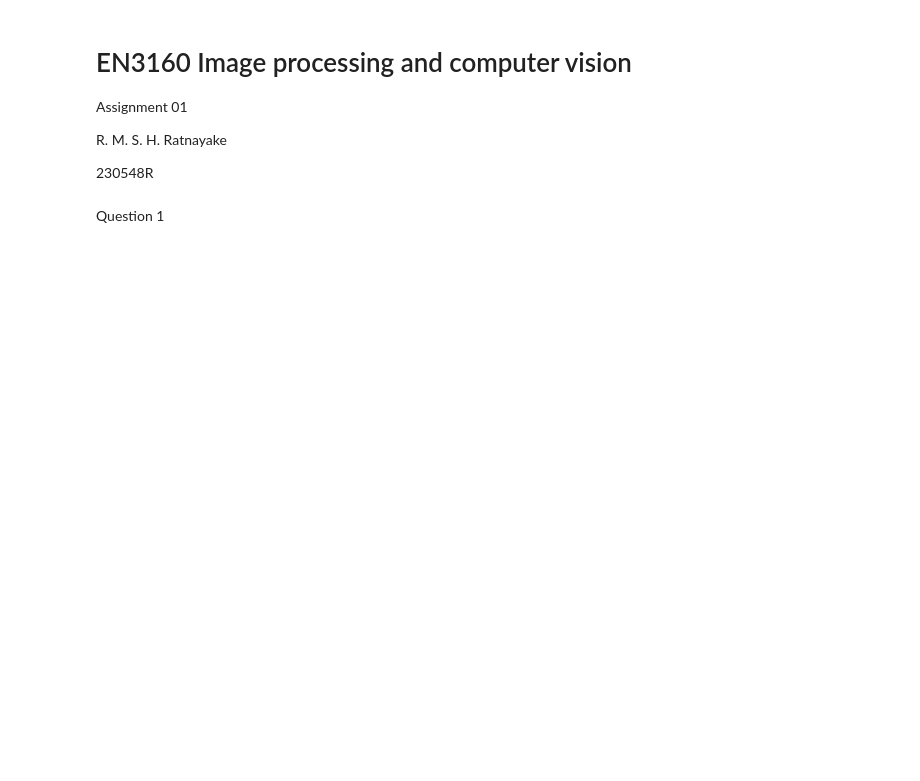
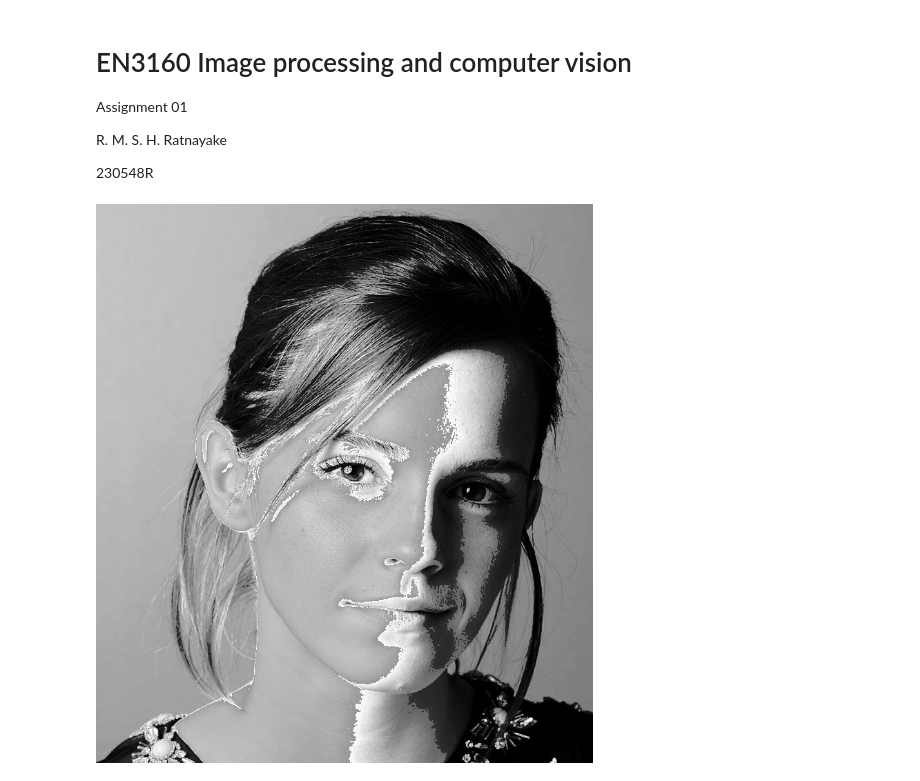
Before and after one commit to SenudaHR/EN3160-Image-Processing-Machine-Vision, a Jupyter notebook: Assignment 1/EN3160.ipynb, the cells around one changed output. Saved outputs shown, nothing was run; the diff lists cells and outputs as text; code cells hidden in the pictures; blank space fills up the shorter version.

```diff
--- a/Assignment 1/EN3160.ipynb
+++ b/Assignment 1/EN3160.ipynb
@@ -7,16 +7,27 @@ Assignment 01
 R. M. S. H. Ratnayake
 
 230548R
-# %% [markdown]
-Question 1
 # %%
+#Question 1
+
 import cv2 as cv
 import numpy as np
 import matplotlib.pyplot as plt
 from google.colab.patches import cv2_imshow
 
-f = cv.imread("/emma.jpg", cv.IMREAD_GRAYSCALE)
+f = cv.imread("/content/emma.jpg", cv.IMREAD_GRAYSCALE)
 
-t1=np.linspace(0,50,50).astype("uint8")
-t2=np.linspace(100,255,100).astype("uint8")
-t3=np.linspace(150,255,106).astype("uint8")
+# Check if the image was loaded.
+if f is None:
+    print("Error: Could not load image")
+else:
+    t1=np.linspace(0,50,50).astype("uint8")
+    t2=np.linspace(100,255,100).astype("uint8")
+    t3=np.linspace(150,255,106).astype("uint8")
+
+    tr=np.concatenate((t1,t2,t3)).astype("uint8")
+
+    img=cv.LUT(f,tr)
+    cv2_imshow(img)
+# %% [output]
+[figure, added]
```
